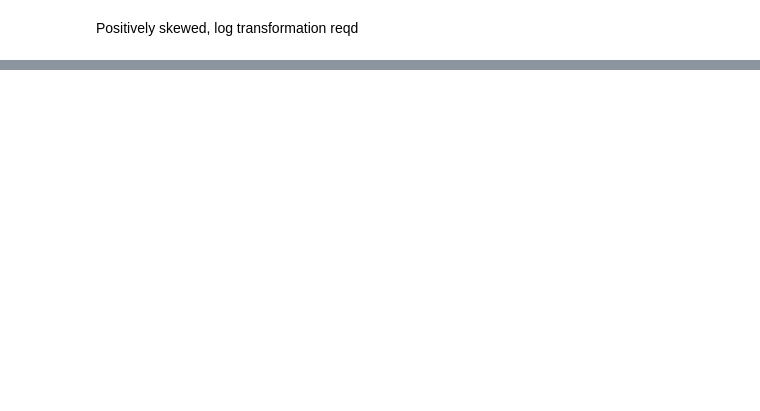
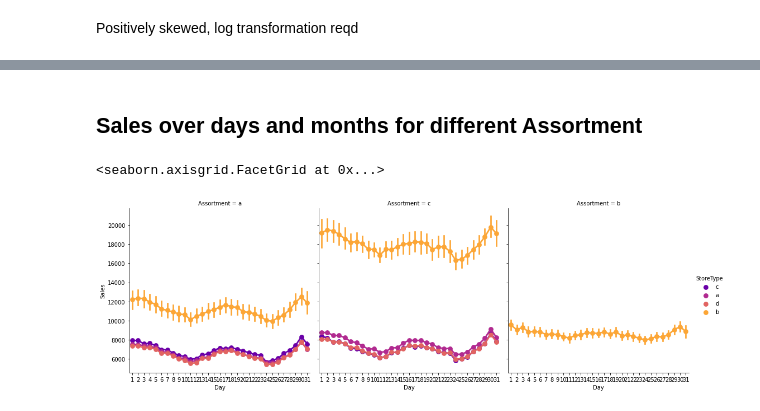
Before and after one commit to Team-AlmaBetter/Retail-Sales-Prediction, a Jupyter notebook: Rossmann_Sales_Prediction_Capstone_Project.ipynb, the cells around one changed output, grey strips where cells are left out. Drawn from its saved outputs; the diff is of its cells as text; code cells hidden in the pictures; blank space fills up the shorter version.

```diff
--- a/Rossmann_Sales_Prediction_Capstone_Project.ipynb
+++ b/Rossmann_Sales_Prediction_Capstone_Project.ipynb
@@ -303,0 +381,11 @@ sns.factorplot(data = data, x ="Season", y = "Sales",
+# %% [markdown]
+## Sales over days and months for different Assortment
+# %%
+# Sales over days of different Assortment
+sns.factorplot(data = data, x ="Day", y = "Sales",
+               col = 'Assortment',
+               palette = 'plasma',
+               hue = 'StoreType')
+# %% [output]
+<seaborn.axisgrid.FacetGrid at 0x...>
+[figure, added]
```
Also changed, not shown: parts of 46 cells of this notebook.
